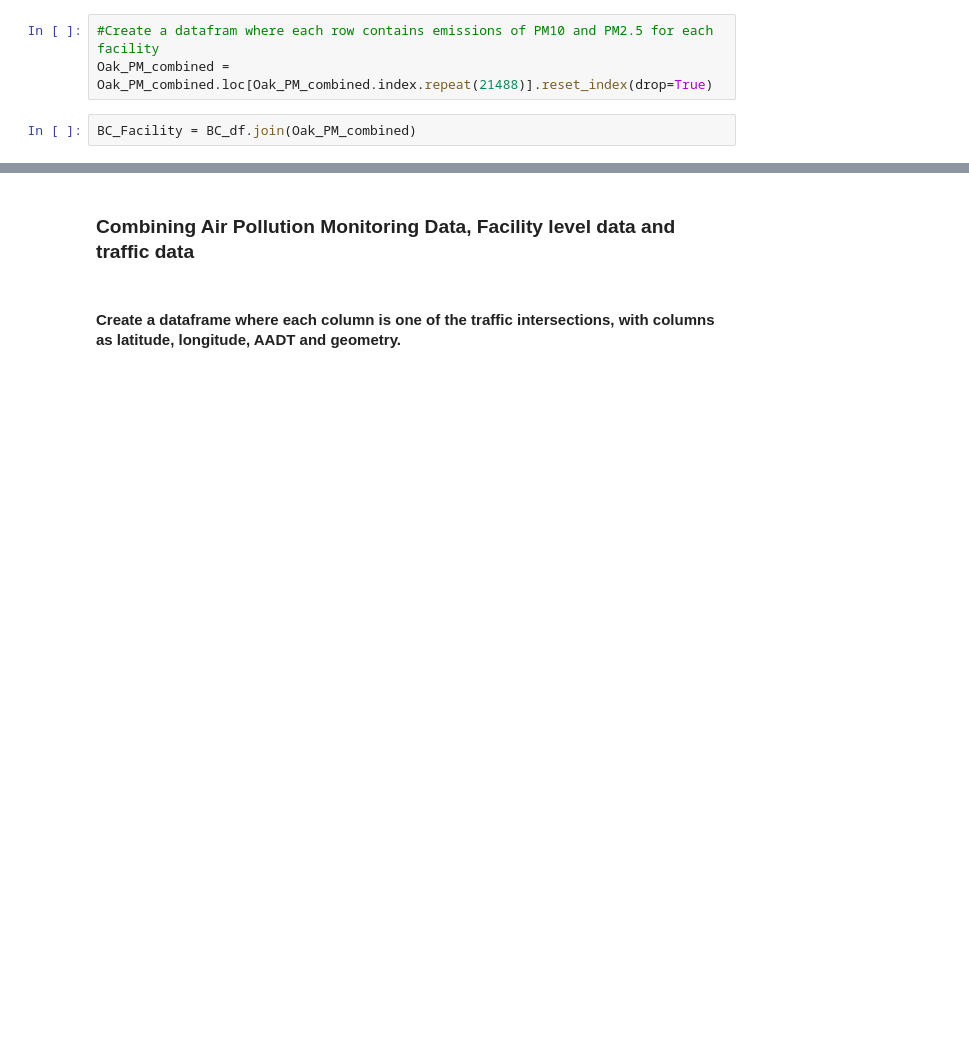
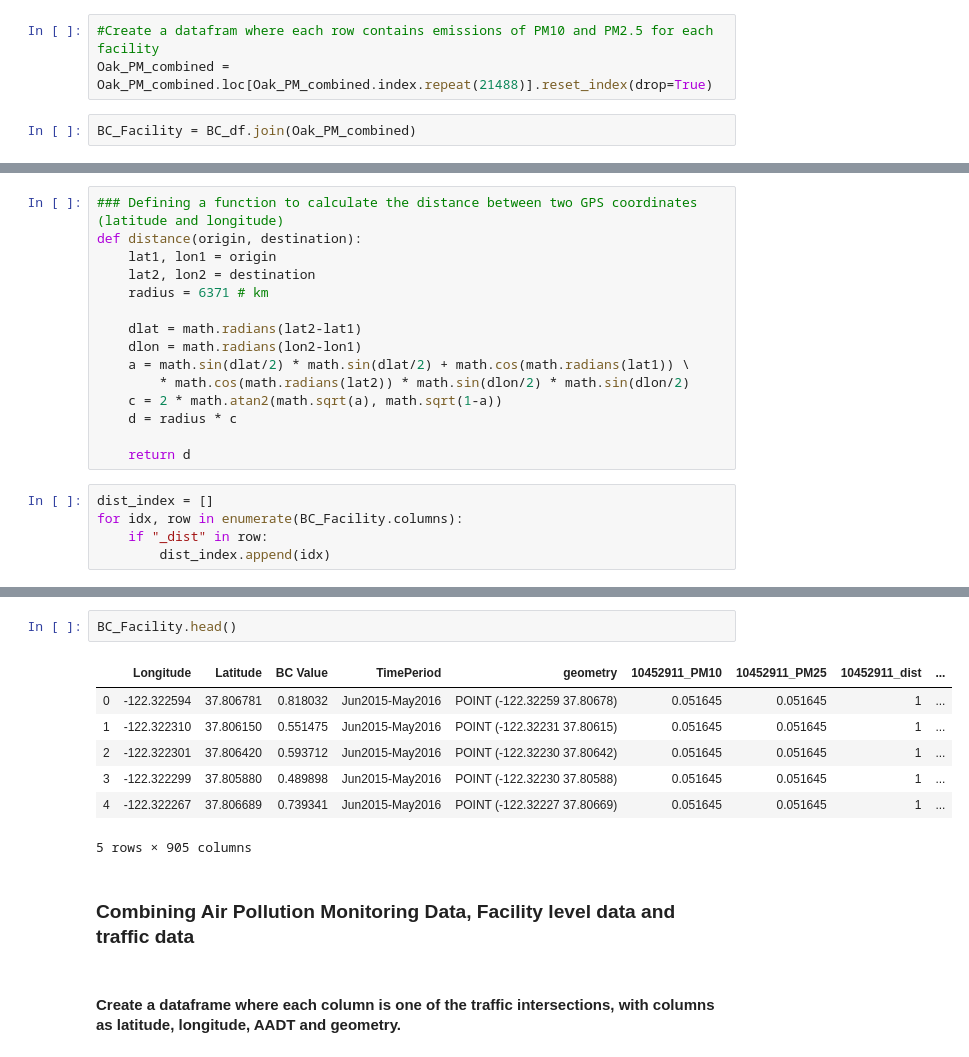
Before and after one commit to varsha2509/Springboard-DS, a Jupyter notebook: Capstone1/Idea3/Exploratory_Data_Analysis.ipynb, the cells around one changed output, grey strips where cells are left out. Drawn from its saved outputs; the diff is of its cells as text; blank space fills up the shorter version.

```diff
--- a/Capstone1/Idea3/Exploratory_Data_Analysis.ipynb
+++ b/Capstone1/Idea3/Exploratory_Data_Analysis.ipynb
@@ -508,0 +504,20 @@ BC_Facility
+# %%
+### Defining a function to calculate the distance between two GPS coordinates (latitude and longitude)
+def distance(origin, destination):
+    lat1, lon1 = origin
+    lat2, lon2 = destination
+    radius = 6371 # km
+
+    dlat = math.radians(lat2-lat1)
+    dlon = math.radians(lon2-lon1)
+    a = math.sin(dlat/2) * math.sin(dlat/2) + math.cos(math.radians(lat1)) \
+        * math.cos(math.radians(lat2)) * math.sin(dlon/2) * math.sin(dlon/2)
+    c = 2 * math.atan2(math.sqrt(a), math.sqrt(1-a))
+    d = radius * c
+
+    return d
+# %%
+dist_index = []
+for idx, row in enumerate(BC_Facility.columns):
+    if "_dist" in row:
+        dist_index.append(idx)
@@ -509,3 +575,13 @@ BC_Facility
+# %%
+BC_Facility.head()
+# %% [output]
+|  | Longitude | Latitude | BC Value | TimePeriod | geometry | 10452911_PM10 | 10452911_PM25 | 10452911_dist | ... |
+| 0 | -122.322594 | 37.806781 | 0.818032 | Jun2015-May2016 | POINT (-122.32259 37.80678) | 0.051645 | 0.051645 | 1 | ... |
+| 1 | -122.322310 | 37.806150 | 0.551475 | Jun2015-May2016 | POINT (-122.32231 37.80615) | 0.051645 | 0.051645 | 1 | ... |
+| 2 | -122.322301 | 37.806420 | 0.593712 | Jun2015-May2016 | POINT (-122.32230 37.80642) | 0.051645 | 0.051645 | 1 | ... |
+| 3 | -122.322299 | 37.805880 | 0.489898 | Jun2015-May2016 | POINT (-122.32230 37.80588) | 0.051645 | 0.051645 | 1 | ... |
+| 4 | -122.322267 | 37.806689 | 0.739341 | Jun2015-May2016 | POINT (-122.32227 37.80669) | 0.051645 | 0.051645 | 1 | ... |
+5 rows × 905 columns
 # %% [markdown]
 ### Combining Air Pollution Monitoring Data, Facility level data and traffic data
 # %% [markdown]
```
Also changed, not shown: parts of 28 cells of this notebook, 1 other file.
